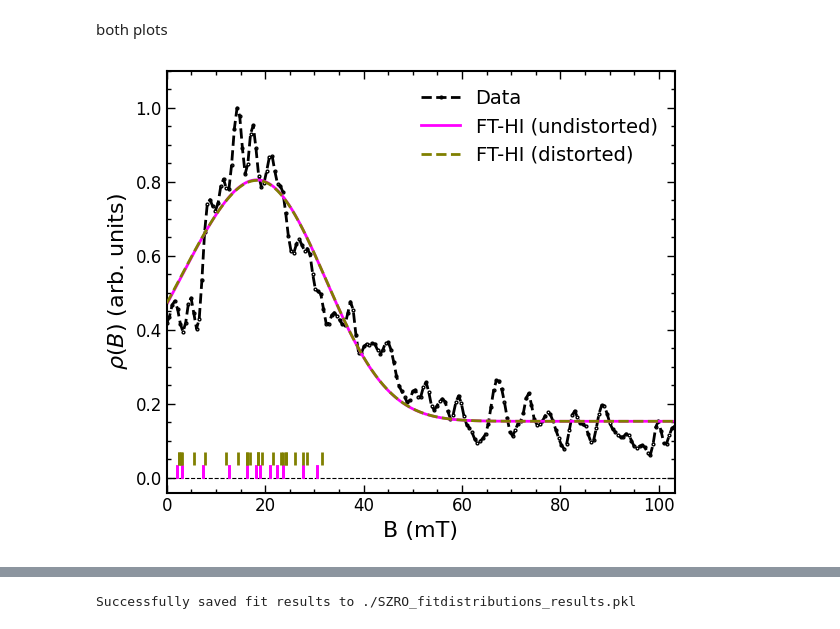
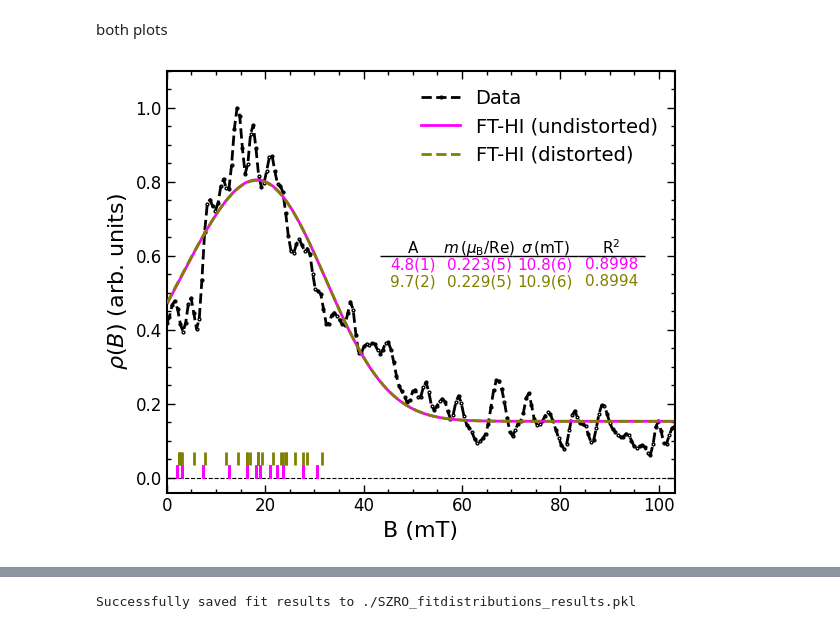
Before and after one commit to jazmaryphy/muonscripts, a Jupyter notebook: examples/SZRO/SZRO.ipynb, the cells around one changed output, grey strips where cells are left out. Drawn from its saved outputs; the diff is of its cells as text; code cells hidden in the pictures.

```diff
--- a/examples/SZRO/SZRO.ipynb
+++ b/examples/SZRO/SZRO.ipynb
@@ -1319,31 +1351,84 @@ for fit in fits_config:
         lw=2,
         # alpha=0.85,
         zorder=fit['zorder'] + 2
     )
 
 # 5. Axes styling and layout
 fontsize = 16
 fancy_style_axes(ax)
 
 ax.axhline(y=0, color='k', ls='--', lw=0.8, zorder=0)
 # ax.set_ylim([-0.04, 1.08])
 # ax.set_xlim([0, 105])
 ax.set_ylim([-0.04, 1.1])
 ax.set_xlim([0, 14*MHZ_TO_GAUSS*0.1])
 
 ax.set_xlabel(r'B (mT)', fontsize=fontsize)
 ax.set_ylabel(r'$\rho(B)$ (arb. units)', fontsize=fontsize)
 
 _ordered_legend(
     ax,
     order_list=('Data', 'FT-HI (undistorted)', 'FT-HI (distorted)'),
     ncol=1, fontsize=14, frameon=False, handlelength=2.0, columnspacing=1.2
 )
 
+###################################################################
+draw_table = True
+if draw_table:
+    # Define Headers
+    table_data = [
+        [r'$A$', r'$m\,(\mu_{\mathrm{B}}/\mathrm{Re})$', r'$\sigma\,(\mathrm{mT})$', r'$R^2$'],
+    ]
+    table_data = [
+        [r'A', r'$m\,(\mu_{\mathrm{B}}/\mathrm{Re})$', r'$\sigma\,(\mathrm{mT})$', r'R$^2$'],
+    ]
+
+    # Collect colors for each row (Header is black 'k')
+    row_colors = ['k']
+
+    # Populate rows from fits_config dynamically
+    for fit in fits_config:
+        row = extract_table_row(fit['data'])
+        table_data.append(row)
+        row_colors.append(fit['color'])
+
+    # Create Inset Axes
+    # inset_ax = ax.inset_axes([0.42, 0.45, 0.52, 0.22])
+    inset_ax = ax.inset_axes([0.42, 0.48, 0.52, 0.12])  # Reduced height (0.12)
+    inset_ax.axis('off')
+
+    # Build Table
+    table = inset_ax.table(
+        cellText=table_data,
+        cellLoc='center',
+        loc='center',
+        bbox=[0, 0, 1, 1]
+    )
+
+    # Apply Styling
+    table.auto_set_font_size(False)
+    table.set_fontsize(11)
+
+    n_rows = len(table_data)
+    n_cols = len(table_data[0])
+
+    for (row, col), cell in table.get_celld().items():
+        cell.set_linewidth(0)
+        cell.set_facecolor('none')
+        cell.get_text().set_color(row_colors[row])
+
+        # Header border lines
+        if row == 0:
+            # 'TB', Top 'T',  Bottom 'B', Left 'L', Right 'R' or '' or None, borders
+            cell.visible_edges = 'B'
+            cell.set_linewidth(1.0)
+            cell.set_edgecolor('black')
+###################################################################
+
 plt.tight_layout()
 figname='SZRO_distorted_vs_undistorted_muSRfit_distributions.png'
 figname=os.path.join(dpath, figname)
 plt.savefig(figname)
 plt.show()
 # %% [output]
-[figure, old version]
+[figure, new version]
```
Also changed, not shown: parts of 7 cells of this notebook, 4 other files.
